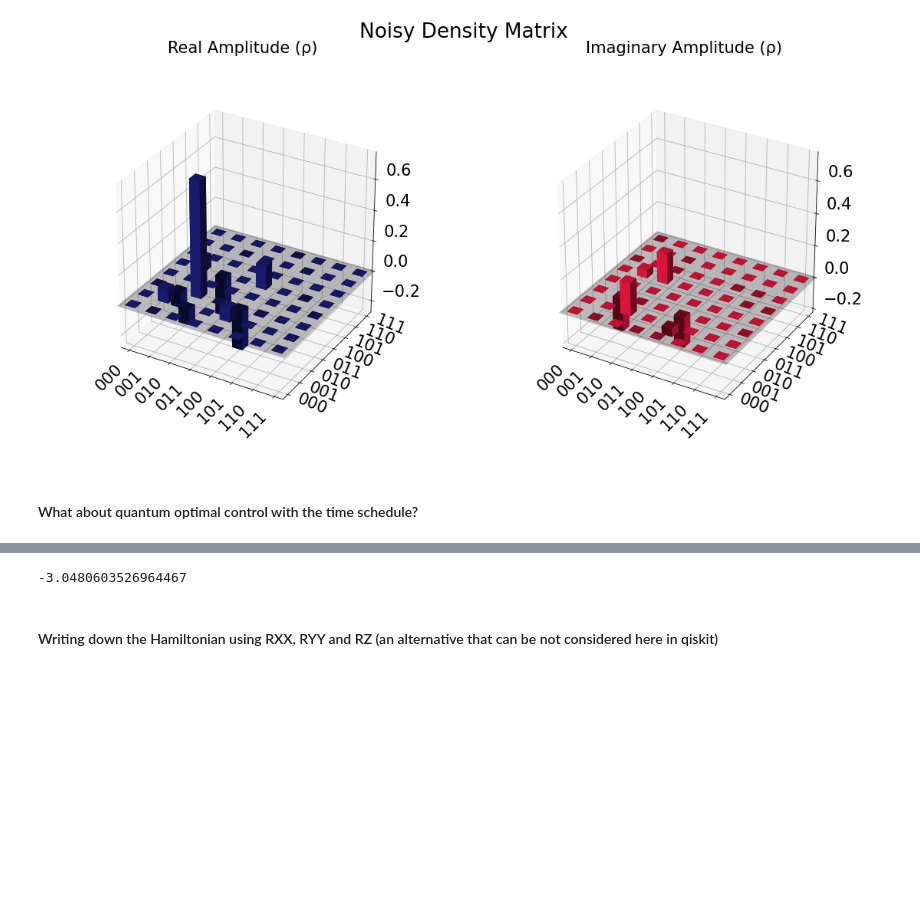
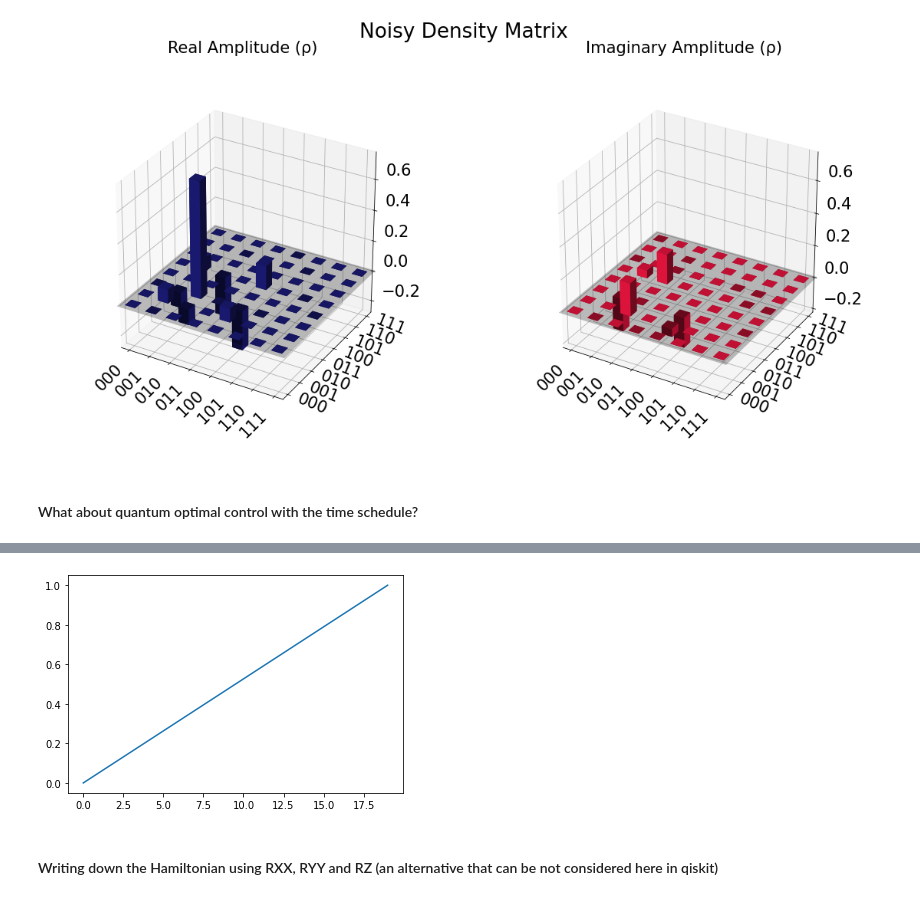
Before and after one commit to emacosta95/2nd_qa4nsm, a Jupyter notebook: ImplementationonQiskit.ipynb, the cells around one changed output, grey strips where cells are left out. Saved outputs shown, nothing was run; the diff lists cells and outputs as text; code cells hidden in the pictures; blank space fills up the shorter version.

Commit message:
update the qiskit implementation

```diff
--- a/ImplementationonQiskit.ipynb
+++ b/ImplementationonQiskit.ipynb
@@ -661,7 +718,7 @@ class OptimalControlQiskitClean:
 # %%
 from scipy.optimize import minimize
 
-OCQ=OptimalControlQiskitClean(tf=1,time_steps=10,n_parameters=3,hamiltonian_q=hamiltonian_q,hamiltonian_driver=hamiltonian_driver)
+OCQ=OptimalControlQiskitNoise(tf=2,time_steps=20,n_parameters=10,hamiltonian_q=hamiltonian_q,hamiltonian_driver=hamiltonian_driver,noise_model=noise_model)
 
 res = minimize(
                     OCQ.energy_quantum_annealing,
@@ -679,6 +754,8 @@ print(OCQ.parameters)
 # %%
+plt.plot(OCQ.h_target)
+plt.show()
 # %% [output]
--3.0480603526964467
+[figure, added]
 # %% [markdown]
 #### Writing down the Hamiltonian using RXX, RYY and RZ (an alternative that can be not considered here in qiskit)
 # %%
```
Also changed, not shown: parts of 11 cells of this notebook, 1 other file.
